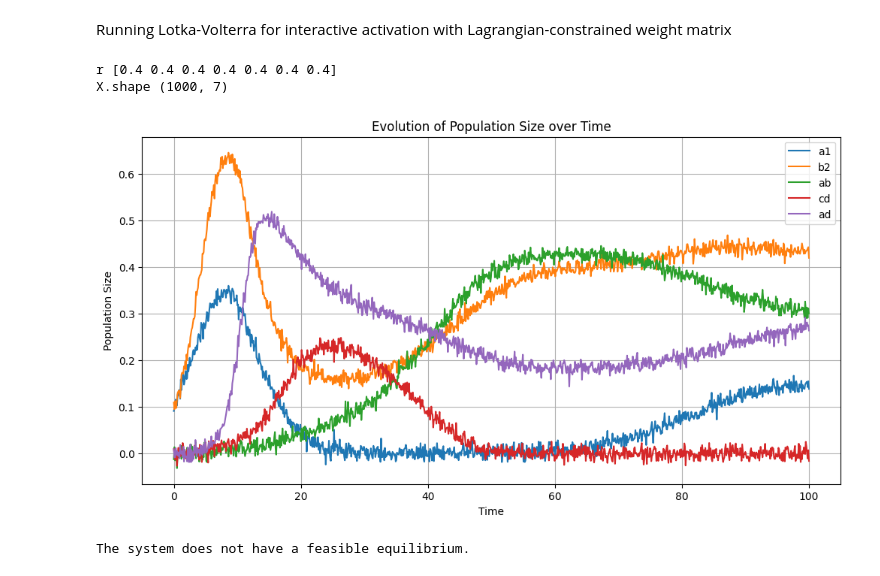
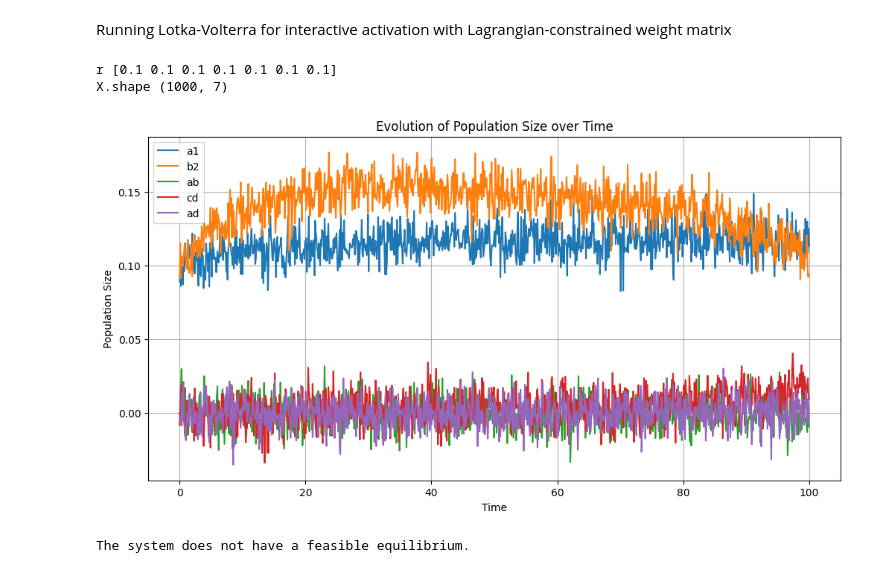
Before and after one commit to THANNAGA/Lagrangian, a Jupyter notebook: GLV_bounded_lagrangian.ipynb, the cells around one changed output. Drawn from its saved outputs; the diff is of its cells as text; code cells hidden in the pictures.

```diff
--- a/GLV_bounded_lagrangian.ipynb
+++ b/GLV_bounded_lagrangian.ipynb
@@ -447,7 +448,7 @@ from scipy.integrate import odeint
 N = len(tokens)
 
 # Let's set intrinsic growth rates such that r_i > 0
-r = 0.4*np.ones(N)
+r = 0.1*np.ones(N)
 print ('r', r)
 
 #A = create_matrix(tokens = tokens)
@@ -458,35 +459,35 @@ print ('r', r)
 def dXdt(X, t):
     return X * (r + np.dot(A, X))
 
 # Initial conditions: start with equal populations
 #X0 = 0.01*np.ones(N)
 X0 = [0.1, 0.1, 0.001, 0.001, 0.001, 0.001, 0.001]
 
 # Time points
 T = 100
 t = np.linspace(0, T, 1000)
 
 # Solve the system of differential equations
 X = odeint(dXdt, X0, t)
 
 # Plot the results
 plt.figure(figsize=(12, 6)); print ('X.shape', X.shape)
 
 select = ['a1', 'b2', 'ab', 'cd', 'ad']
 tokens = ['a1', 'b2', 'c1', 'd2', 'ab', 'cd', 'ad']
 for i in range(X.shape[1]):
     if tokens[i] in select:
       plt.plot(t, X[:, i] +0.01*np.random.randn(X.shape[0]), label=tokens[i])
 plt.legend()
 plt.xlabel('Time')
 plt.ylabel('Population Size')
 plt.title('Evolution of Population Size over Time')
 plt.grid(True)
 plt.show()
 # %% [output]
-r [0.4 0.4 0.4 0.4 0.4 0.4 0.4]
+r [0.1 0.1 0.1 0.1 0.1 0.1 0.1]
 X.shape (1000, 7)
-[figure, old version]
+[figure, new version]
 # %%
 def jacobian(func, state, interaction_matrix, growth_rates):
     """Compute the Jacobian matrix of func at the given state."""
```
Also changed, not shown: parts of 11 cells of this notebook.
